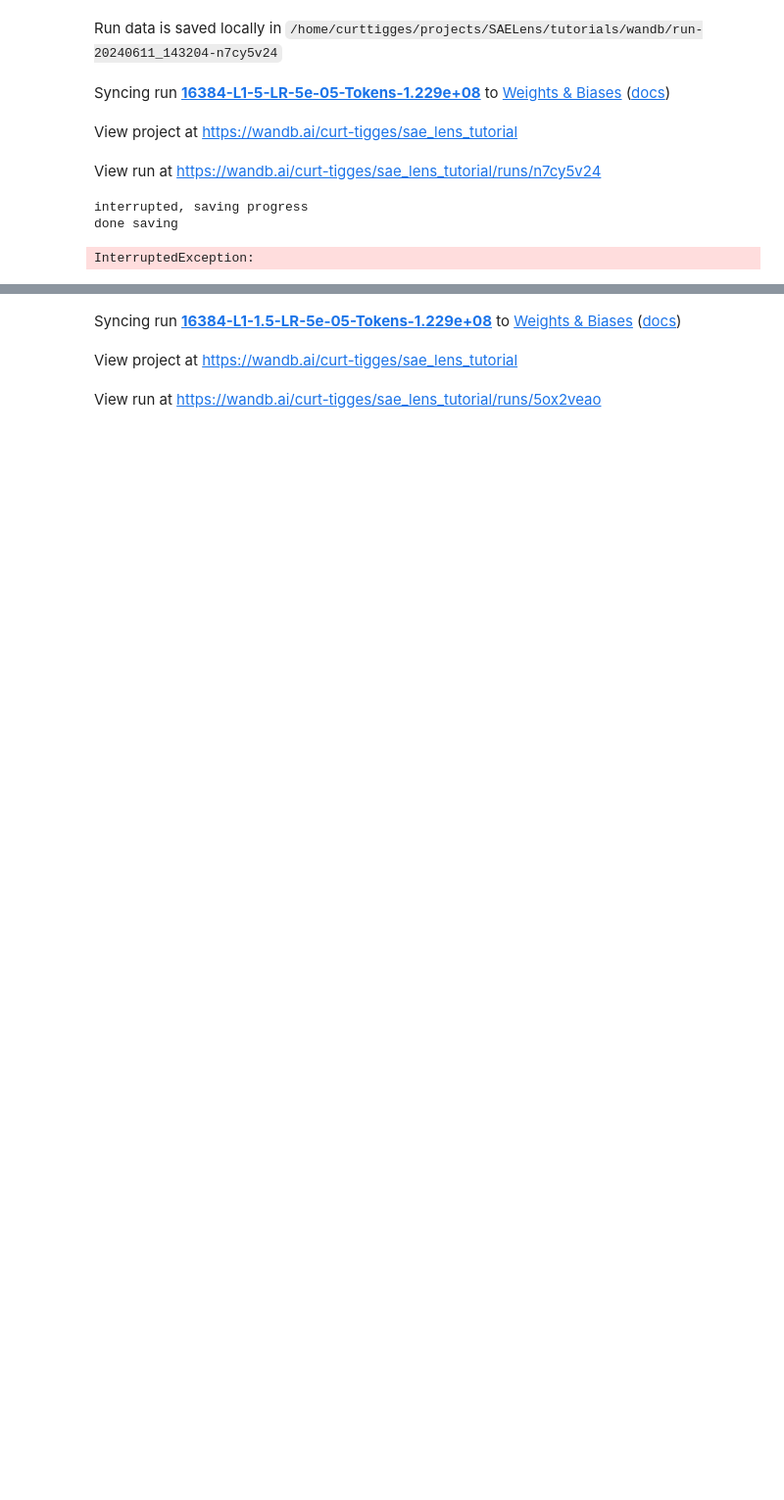
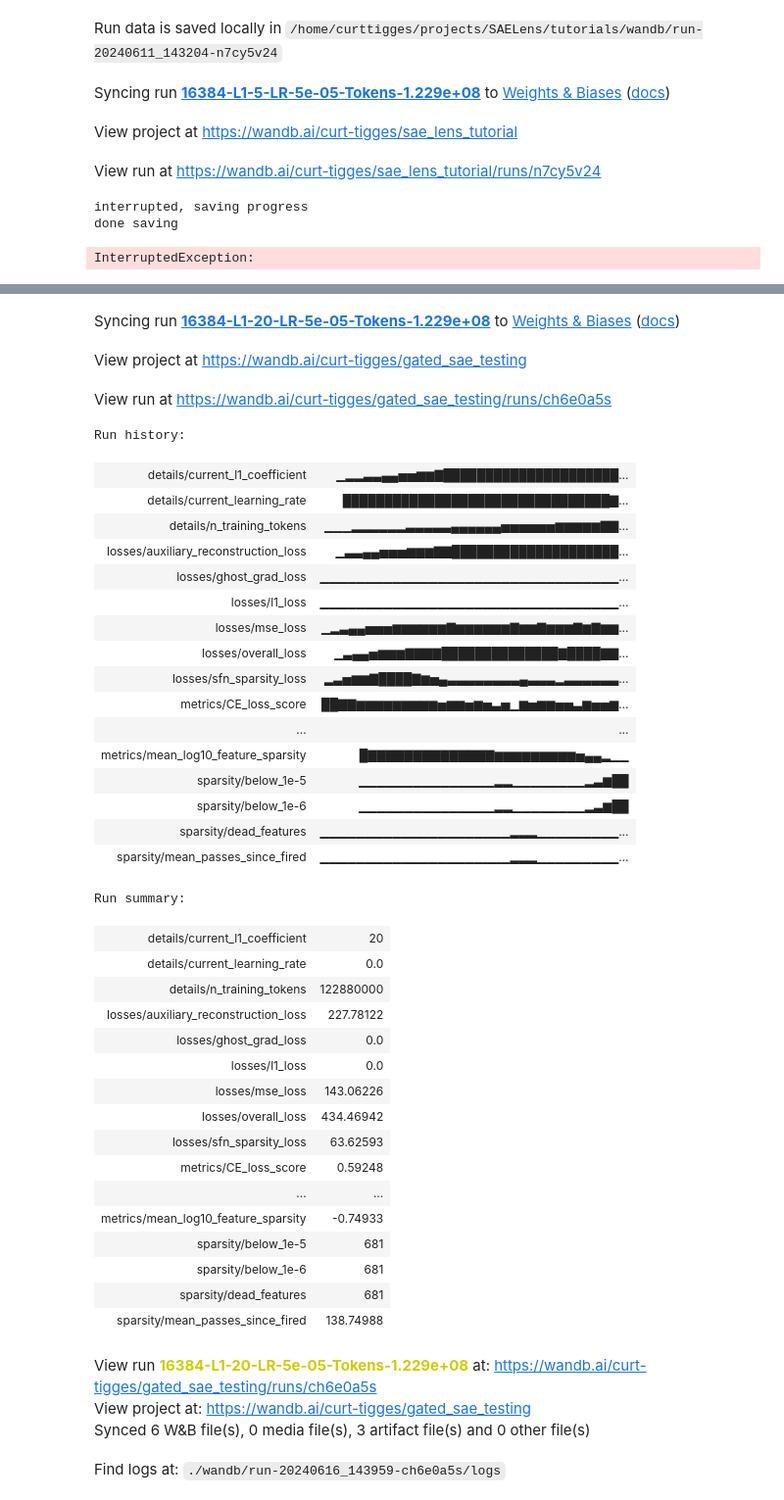
Before and after one commit to jbloomAus/SAELens, a Jupyter notebook: tutorials/training_a_gated_sae.ipynb, the cells around one changed output, grey strips where cells are left out. Shown: that part at 98% size. Drawn from its saved outputs; the diff is of its cells as text; code cells hidden in the pictures; blank space fills up the shorter version.

Commit message:
Latest modification of SFN loss training setup

```diff
--- a/tutorials/training_a_gated_sae.ipynb
+++ b/tutorials/training_a_gated_sae.ipynb
@@ -141,7 +141,7 @@ total_training_tokens = total_training_steps * batch_size
 
 lr_warm_up_steps = 0
 lr_decay_steps = total_training_steps // 5  # 20% of training
-l1_warm_up_steps = total_training_steps // 20  # 5% of training
+l1_warm_up_steps = 10_000 #total_training_steps // 20  # 5% of training
 
 cfg = LanguageModelSAERunnerConfig(
     # Data Generating Function (Model + Training Distribution)
@@ -159,10 +159,10 @@ cfg = LanguageModelSAERunnerConfig(
     b_dec_init_method="zeros",  # The geometric median can be used to initialize the decoder weights.
     apply_b_dec_to_input=True,  # We won't apply the decoder weights to the input.
     normalize_sae_decoder=False,
-    scale_sparsity_penalty_by_decoder_norm=True,
+    scale_sparsity_penalty_by_decoder_norm=False,
     decoder_heuristic_init=True,
     init_encoder_as_decoder_transpose=True,
-    normalize_activations=True,
+    normalize_activations=False,
     # Training Parameters
     lr=5e-5,  # lower the better, we'll go fairly high to speed up the tutorial.
     adam_beta1=0.9,  # adam params (default, but once upon a time we experimented with these.)
@@ -170,7 +170,7 @@ cfg = LanguageModelSAERunnerConfig(
     lr_scheduler_name="constant",  # constant learning rate with warmup. Could be better schedules out there.
     lr_warm_up_steps=lr_warm_up_steps,  # this can help avoid too many dead features initially.
     lr_decay_steps=lr_decay_steps,  # this will help us avoid overfitting.
-    l1_coefficient=1.5,  # will control how sparse the feature activations are
+    l1_coefficient=20,  # will control how sparse the feature activations are
     l1_warm_up_steps=l1_warm_up_steps,  # this can help avoid too many dead features initially.
     lp_norm=1.0,  # the L1 penalty (and not a Lp for p < 1)
     train_batch_size_tokens=batch_size,
@@ -186,7 +186,7 @@ cfg = LanguageModelSAERunnerConfig(
     dead_feature_threshold=1e-4,  # would effect resampling or ghost grads if we were using it.
     # WANDB
     log_to_wandb=True,  # always use wandb unless you are just testing code.
-    wandb_project="sae_lens_tutorial",
+    wandb_project="gated_sae_testing",
     wandb_log_frequency=30,
     eval_every_n_wandb_logs=20,
     # Misc
@@ -216,3 +216,41 @@ Run data is saved locally in /home/curttigges/projects/SAELens/tutorials/wandb/r
-Syncing run 16384-L1-1.5-LR-5e-05-Tokens-1.229e+08 to Weights & Biases (docs)
+Syncing run 16384-L1-20-LR-5e-05-Tokens-1.229e+08 to Weights & Biases (docs)
-View project at https://wandb.ai/curt-tigges/sae_lens_tutorial
+View project at https://wandb.ai/curt-tigges/gated_sae_testing
-View run at https://wandb.ai/curt-tigges/sae_lens_tutorial/runs/5ox2veao
+View run at https://wandb.ai/curt-tigges/gated_sae_testing/runs/ch6e0a5s
+Run history:
+| details/current_l1_coefficient | ▁▂▂▃▃▄▄▅▅▆▆▇█████████████████████... |
+| details/current_learning_rate | ████████████████████████████████▇... |
+| details/n_training_tokens | ▁▁▁▂▂▂▂▂▂▃▃▃▃▃▄▄▄▄▄▄▅▅▅▅▅▅▆▆▆▆▆▇▇... |
+| losses/auxiliary_reconstruction_loss | ▁▃▃▄▄▅▅▅▆▆▆▇▇████████████████████... |
+| losses/ghost_grad_loss | ▁▁▁▁▁▁▁▁▁▁▁▁▁▁▁▁▁▁▁▁▁▁▁▁▁▁▁▁▁▁▁▁▁... |
+| losses/l1_loss | ▁▁▁▁▁▁▁▁▁▁▁▁▁▁▁▁▁▁▁▁▁▁▁▁▁▁▁▁▁▁▁▁▁... |
+| losses/mse_loss | ▁▂▃▄▄▅▅▅▆▆▆▆▆▆▇▆▆▆▆▆▆▇▆▆▇▆▆▆▇▆▇▆▆... |
+| losses/overall_loss | ▁▃▄▄▅▆▆▆▇▇▇▇██████████████▇████▇▇... |
+| losses/sfn_sparsity_loss | ▂▃▅▆▆▇████▇▆▅▄▃▃▃▃▃▃▃▃▄▃▃▃▂▃▃▃▃▃▃... |
+| metrics/CE_loss_score | ██▇▇▆▆▆▆▆▆▆▆▆▅▆▆▅▆▅▃▅▁▆▅▆▆▅▅▃▆▅▅▆... |
+| ... | ... |
+| metrics/mean_log10_feature_sparsity | █▇▇▇▇▇▇▇▇▇▇▇▇▇▇▆▆▆▆▆▆▆▆▆▅▄▄▂▁▁ |
+| sparsity/below_1e-5 | ▁▁▁▁▁▁▁▁▁▁▁▁▁▁▁▂▂▁▁▁▁▁▁▁▁▂▃▆██ |
+| sparsity/below_1e-6 | ▁▁▁▁▁▁▁▁▁▁▁▁▁▁▁▂▂▁▁▁▁▁▁▁▁▂▃▆██ |
+| sparsity/dead_features | ▁▁▁▁▁▁▁▁▁▁▁▁▁▁▁▁▁▁▁▁▁▂▂▂▁▁▁▁▁▁▁▁▁... |
+| sparsity/mean_passes_since_fired | ▁▁▁▁▁▁▁▁▁▁▁▁▁▁▁▁▁▁▁▁▁▂▂▂▁▁▁▁▁▁▁▁▁... |
+Run summary:
+| details/current_l1_coefficient | 20 |
+| details/current_learning_rate | 0.0 |
+| details/n_training_tokens | 122880000 |
+| losses/auxiliary_reconstruction_loss | 227.78122 |
+| losses/ghost_grad_loss | 0.0 |
+| losses/l1_loss | 0.0 |
+| losses/mse_loss | 143.06226 |
+| losses/overall_loss | 434.46942 |
+| losses/sfn_sparsity_loss | 63.62593 |
+| metrics/CE_loss_score | 0.59248 |
+| ... | ... |
+| metrics/mean_log10_feature_sparsity | -0.74933 |
+| sparsity/below_1e-5 | 681 |
+| sparsity/below_1e-6 | 681 |
+| sparsity/dead_features | 681 |
+| sparsity/mean_passes_since_fired | 138.74988 |
+View run 16384-L1-20-LR-5e-05-Tokens-1.229e+08 at: https://wandb.ai/curt-tigges/gated_sae_testing/runs/ch6e0a5s
+View project at: https://wandb.ai/curt-tigges/gated_sae_testing
+Synced 6 W&B file(s), 0 media file(s), 3 artifact file(s) and 0 other file(s)
+Find logs at: ./wandb/run-20240616_143959-ch6e0a5s/logs
```
Also changed, not shown: parts of 1 cell of this notebook, 1 other file.
